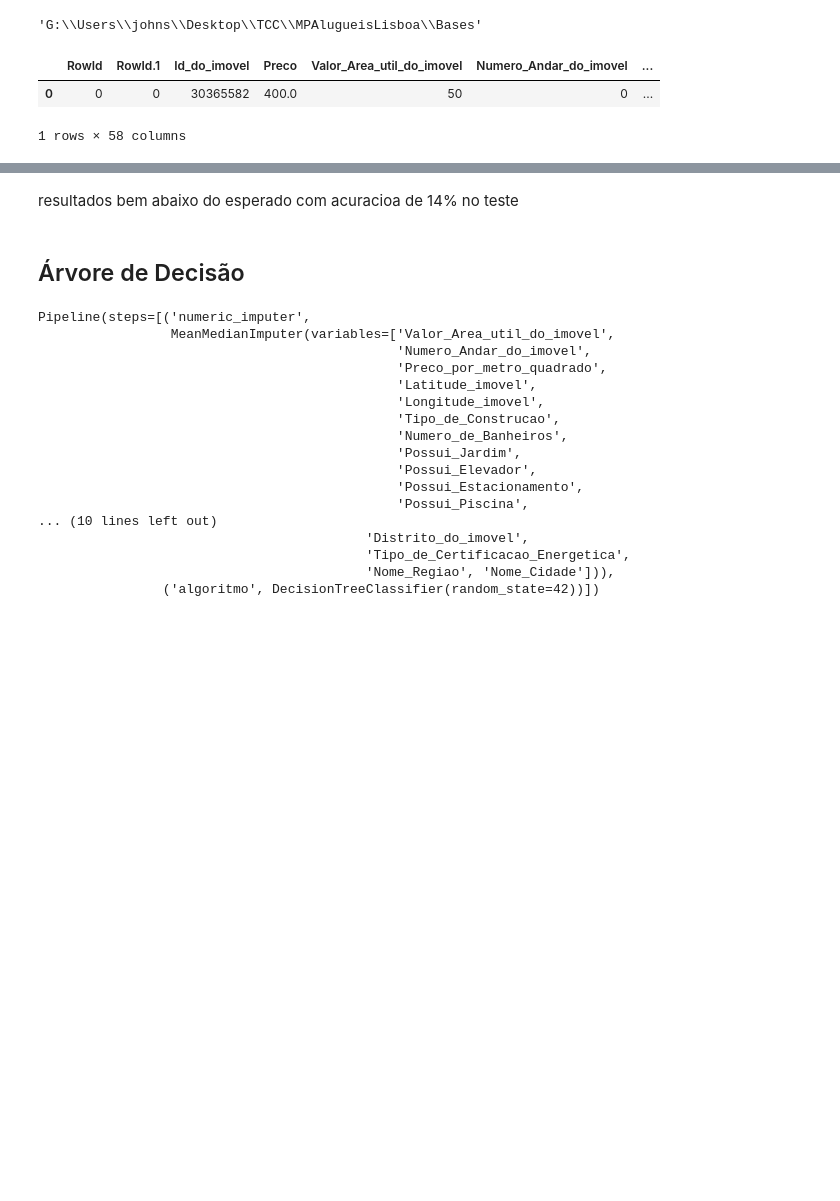
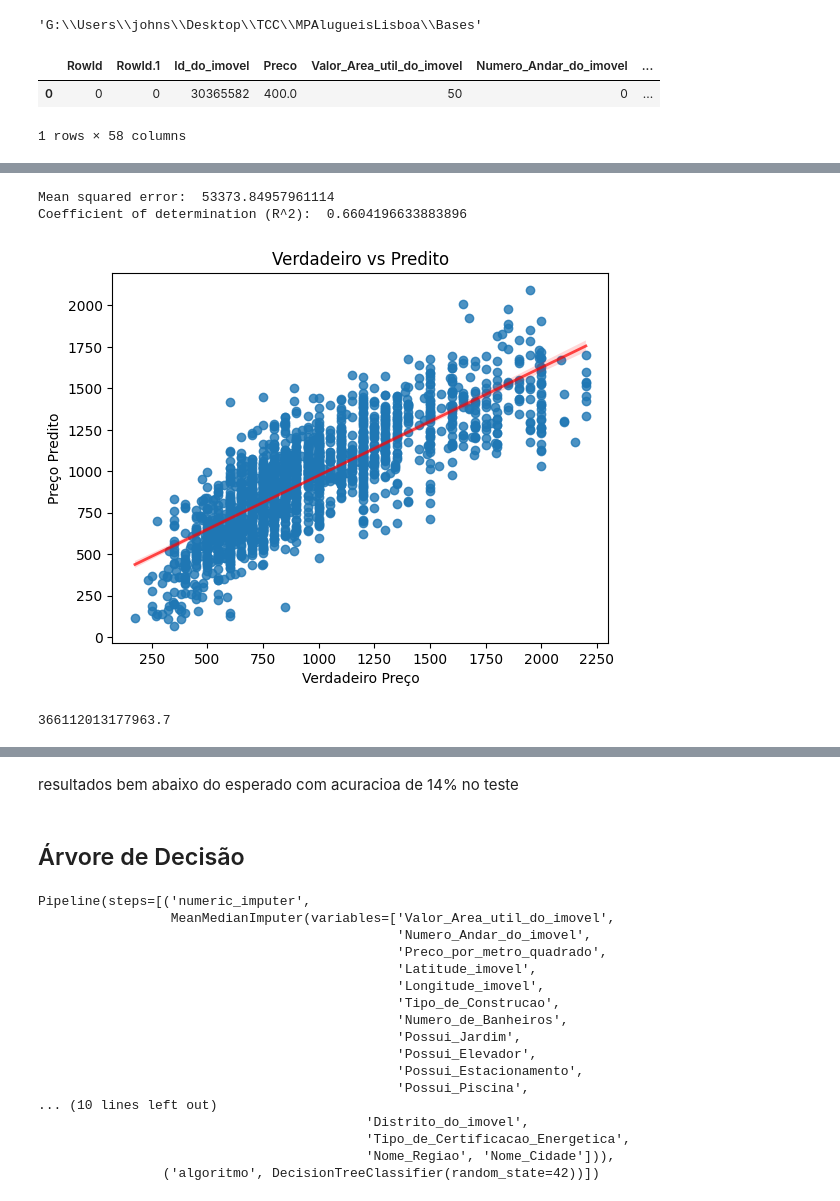
Before and after one commit to johnosd/MPAlugueisLisboa, a Jupyter notebook: src/Notebooks/9 - Regressao Logistica e Arvore de Decisao.ipynb, the cells around one changed output, grey strips where cells are left out. Drawn from its saved outputs; the diff is of its cells as text; code cells hidden in the pictures; blank space fills up the shorter version.

Commit message:
Regressao Linear finalizada

```diff
--- a/src/Notebooks/9 - Regressao Logistica e Arvore de Decisao.ipynb
+++ b/src/Notebooks/9 - Regressao Logistica e Arvore de Decisao.ipynb
@@ -136,0 +77,13 @@ ValueError: Classification metrics can't handle a mix of multiclass and continuo
+# %%
+# Juntando as transformações
+preprocessor = ColumnTransformer(
+    transformers=[
+        ('num', numeric_transformer, numeric_cols),
+        ('cat', categorical_transformer, object_cols)])
+# %%
+# Criando o modelo de regressão linear
+model = Pipeline(steps=[('preprocessor', preprocessor),
+                        ('regressor', LinearRegression())])
+# %%
+# Treinando o modelo com o conjunto de treino
+model.fit(X_train, y_train)
@@ -136,0 +108,19 @@ ValueError: Classification metrics can't handle a mix of multiclass and continuo
+# %%
+# Predizendo os valores para o conjunto de teste
+y_pred = model.predict(X_test)
+# %%
+# Calculando e imprimindo as métricas
+print('Mean squared error: ', mean_squared_error(y_test, y_pred))
+print('Coefficient of determination (R^2): ', r2_score(y_test, y_pred))
+# %% [output]
+Mean squared error:  53373.84957961114
+Coefficient of determination (R^2):  0.6604196633883896
+# %%
+# Plotando o gráfico
+sns.regplot(x=y_test, y=y_pred, line_kws={"color":"r","alpha":0.7,"lw":2})
+plt.xlabel('Verdadeiro Preço')
+plt.ylabel('Preço Predito')
+plt.title('Verdadeiro vs Predito')
+plt.show()
+# %% [output]
+[figure, added]
@@ -136,0 +132,4 @@ ValueError: Classification metrics can't handle a mix of multiclass and continuo
+# %%
+intercept
+# %% [output]
+366112013177963.7
```
Also changed, not shown: parts of 28 cells of this notebook.
